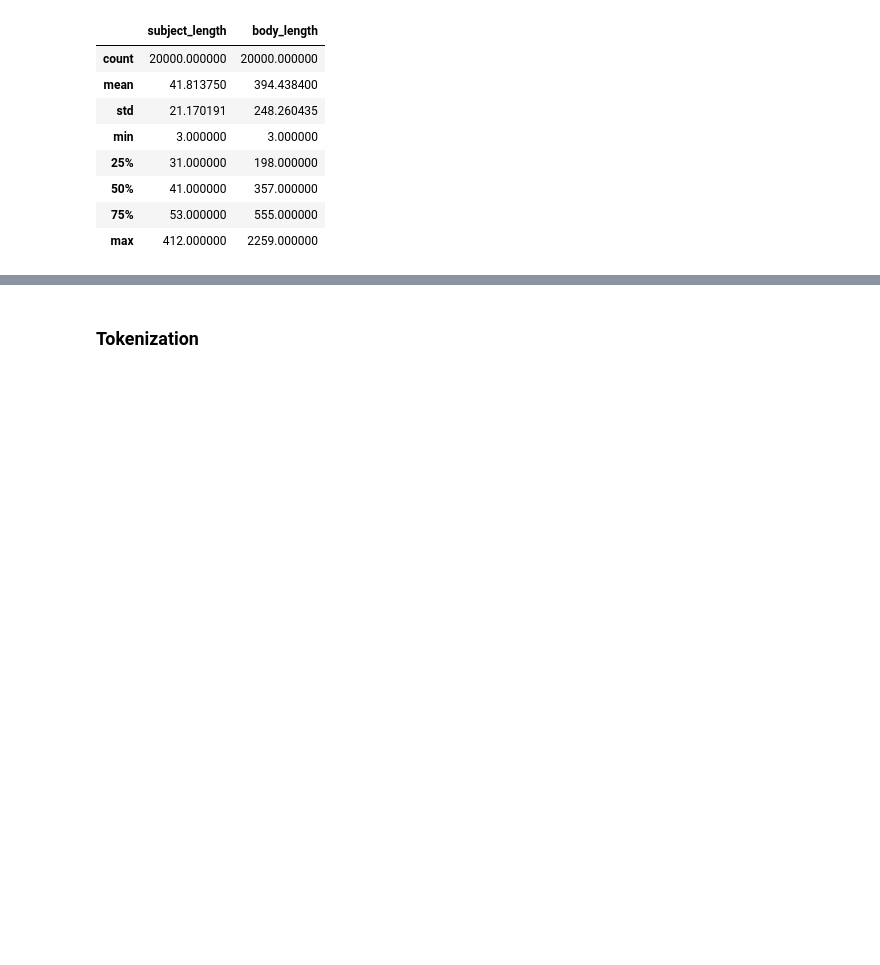
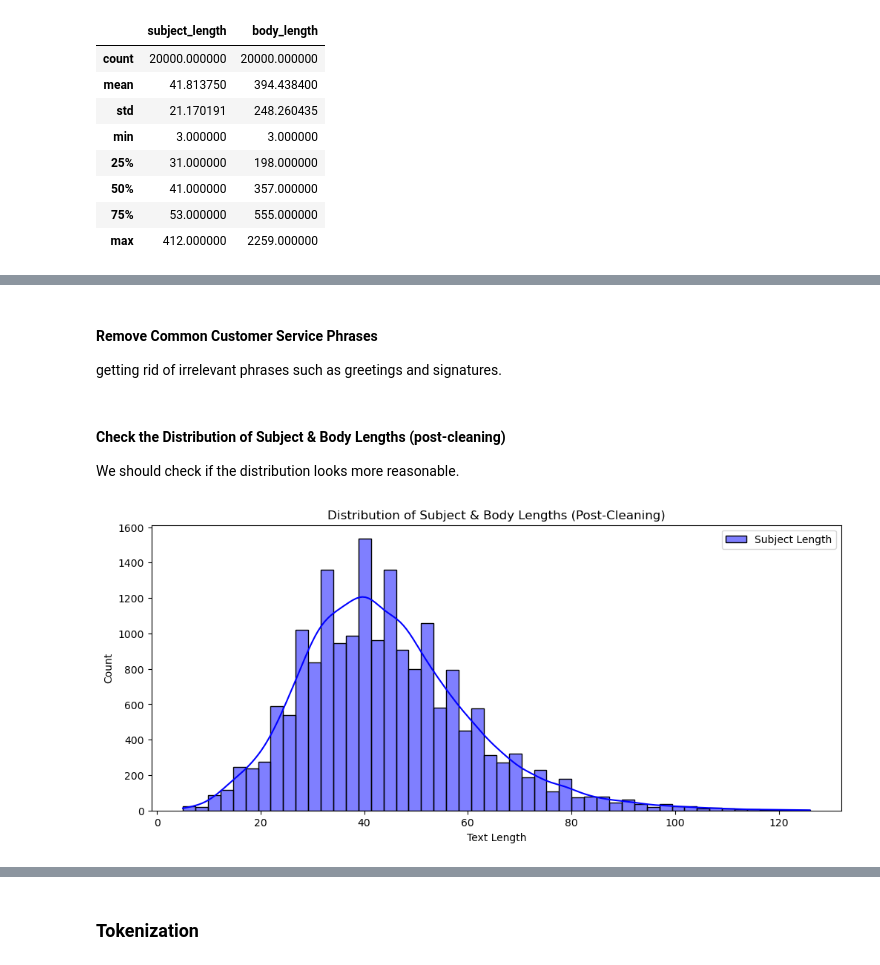
Before and after one commit to Sorrel-Alvason/cs-ticket-categorizer, a Jupyter notebook: notebooks/01_data_preprocessing.ipynb, the cells around one changed output, grey strips where cells are left out. Drawn from its saved outputs; the diff is of its cells as text; code cells hidden in the pictures; blank space fills up the shorter version.

```diff
--- a/notebooks/01_data_preprocessing.ipynb
+++ b/notebooks/01_data_preprocessing.ipynb
@@ -111,0 +162,3 @@ df[['subject_length', 'body_length']].describe()
+# %%
+df_processing['subject'] = df['subject'].str.lower()
+df_processing['body'] = df['body'].str.lower()
@@ -111,0 +168,41 @@ df[['subject_length', 'body_length']].describe()
+# %%
+import re
+
+def clean_text(text):
+    text = re.sub(r'\W+', ' ', text)  # Remove special characters
+    text = re.sub(r'\d+', '', text)   # Remove numbers
+    return text
+
+df_processing['subject'] = df_processing['subject'].apply(clean_text)
+df_processing['body'] = df_processing['body'].apply(clean_text)
+# %% [markdown]
+#### Remove Common Customer Service Phrases
+getting rid of irrelevant phrases such as greetings and signatures.
+# %%
+#dictionary of common phrases
+common_phrases = ["hello",
+                  "hi there",
+                  "dear support team",
+                  "best regards",
+                  "thank you"]
+# %%
+#Remove common phrases
+def remove_common_phrases(text):
+    for phrase in common_phrases:
+        text = text.replace(phrase, "")
+    return text.strip()
+
+df_processing['body'] = df_processing['body'].apply(remove_common_phrases)
+# %% [markdown]
+#### Check the Distribution of Subject & Body Lengths (post-cleaning)
+We should check if the distribution looks more reasonable.
+# %%
+plt.figure(figsize=(12,5))
+sns.histplot(df_processing['subject'].apply(len), bins=50, kde=True, color='blue', label="Subject Length")
+plt.xlabel("Text Length")
+plt.ylabel("Count")
+plt.legend()
+plt.title("Distribution of Subject & Body Lengths (Post-Cleaning)")
+plt.show()
+# %% [output]
+[figure, added]
```
Also changed, not shown: parts of 20 cells of this notebook.
